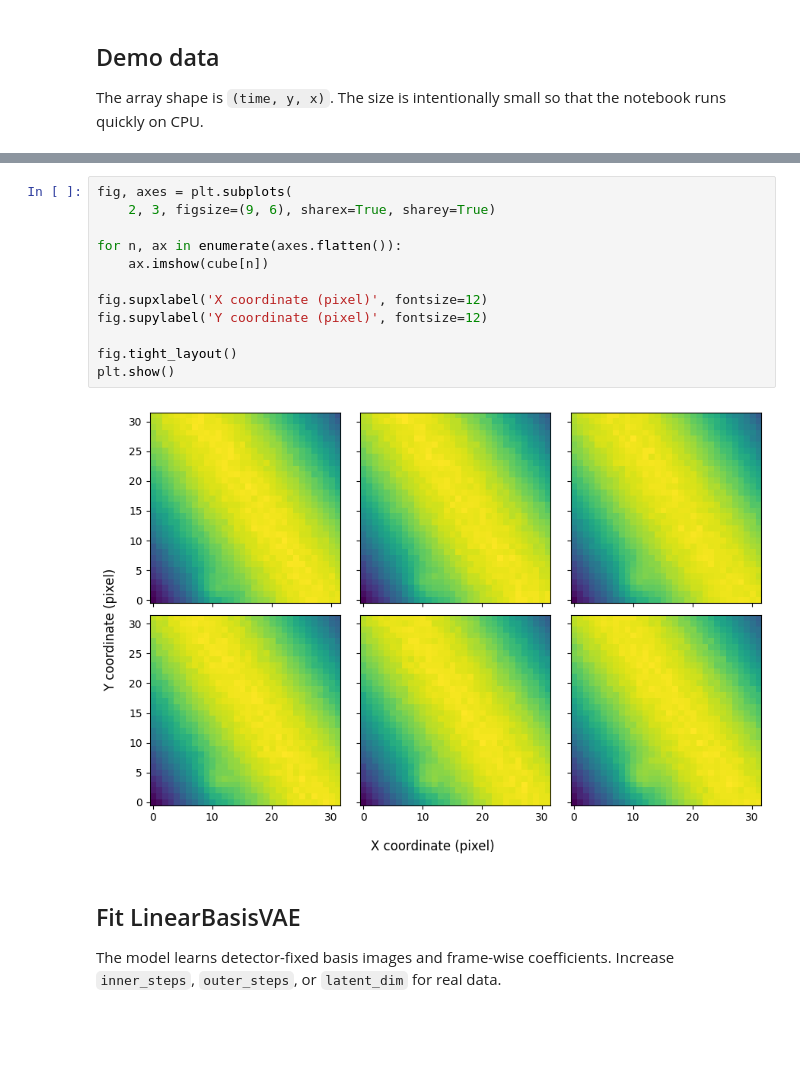
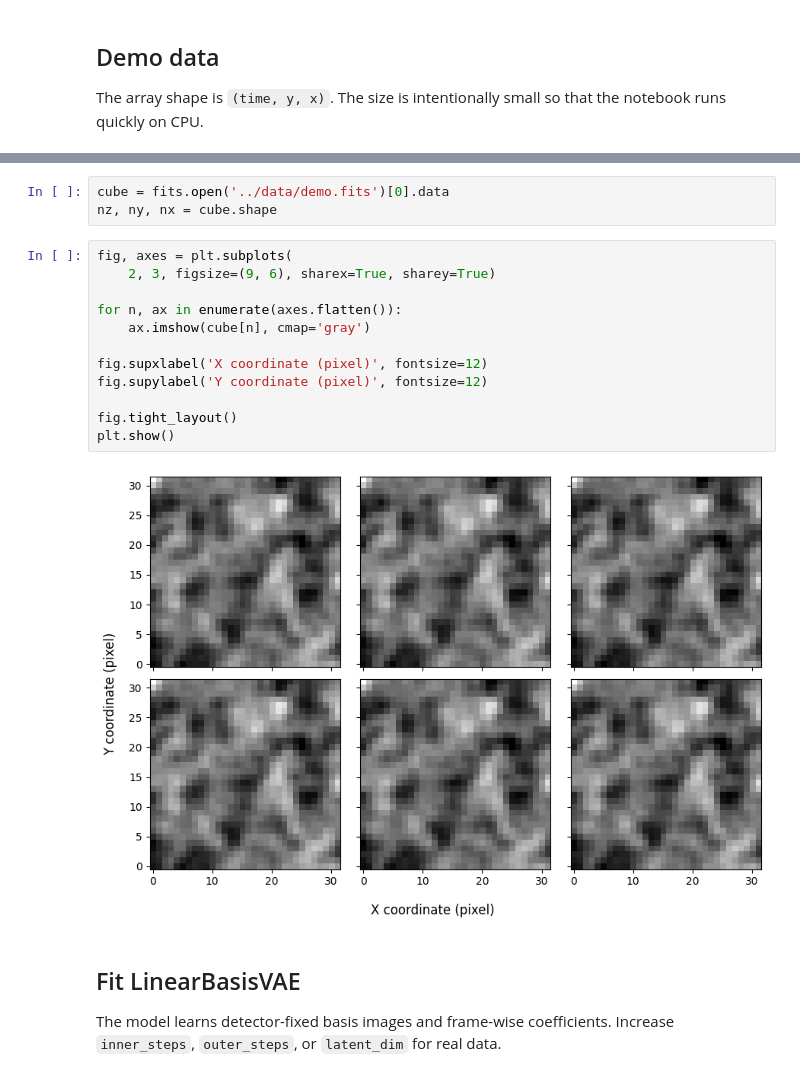
Before and after one commit to astronasutarou/comicsnet, a Jupyter notebook: notebook/tutorial_LinearBasisVAE.ipynb, the cells around one changed output, grey strips where cells are left out. Drawn from its saved outputs; the diff is of its cells as text; blank space fills up the shorter version.

```diff
--- a/notebook/tutorial_LinearBasisVAE.ipynb
+++ b/notebook/tutorial_LinearBasisVAE.ipynb
@@ -72,17 +28,20 @@ cube = ground_truth + noise
-# %%
-fig, axes = plt.subplots(
-    2, 3, figsize=(9, 6), sharex=True, sharey=True)
-
-for n, ax in enumerate(axes.flatten()):
-    ax.imshow(cube[n])
-
-fig.supxlabel('X coordinate (pixel)', fontsize=12)
-fig.supylabel('Y coordinate (pixel)', fontsize=12)
-
-fig.tight_layout()
-plt.show()
-# %% [output]
-[figure, removed]
+# %%
+cube = fits.open('../data/demo.fits')[0].data
+nz, ny, nx = cube.shape
+# %%
+fig, axes = plt.subplots(
+    2, 3, figsize=(9, 6), sharex=True, sharey=True)
+
+for n, ax in enumerate(axes.flatten()):
+    ax.imshow(cube[n], cmap='gray')
+
+fig.supxlabel('X coordinate (pixel)', fontsize=12)
+fig.supylabel('Y coordinate (pixel)', fontsize=12)
+
+fig.tight_layout()
+plt.show()
+# %% [output]
+[figure, added]
 # %% [markdown]
 ## Fit LinearBasisVAE
 
```
Also changed, not shown: parts of 7 cells of this notebook.
